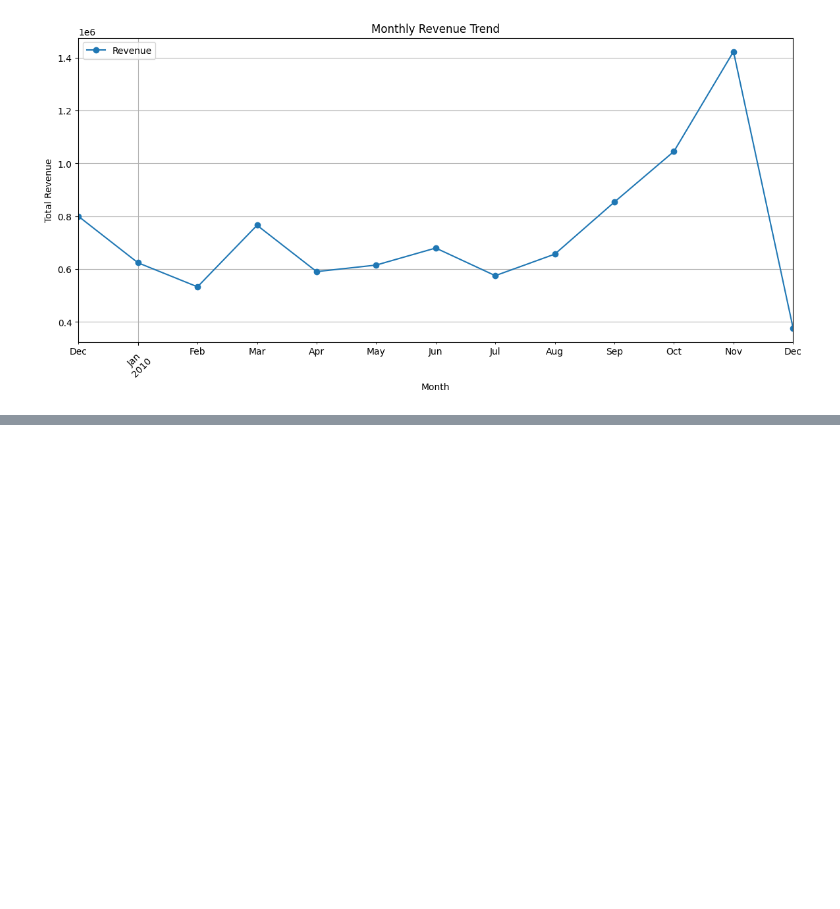
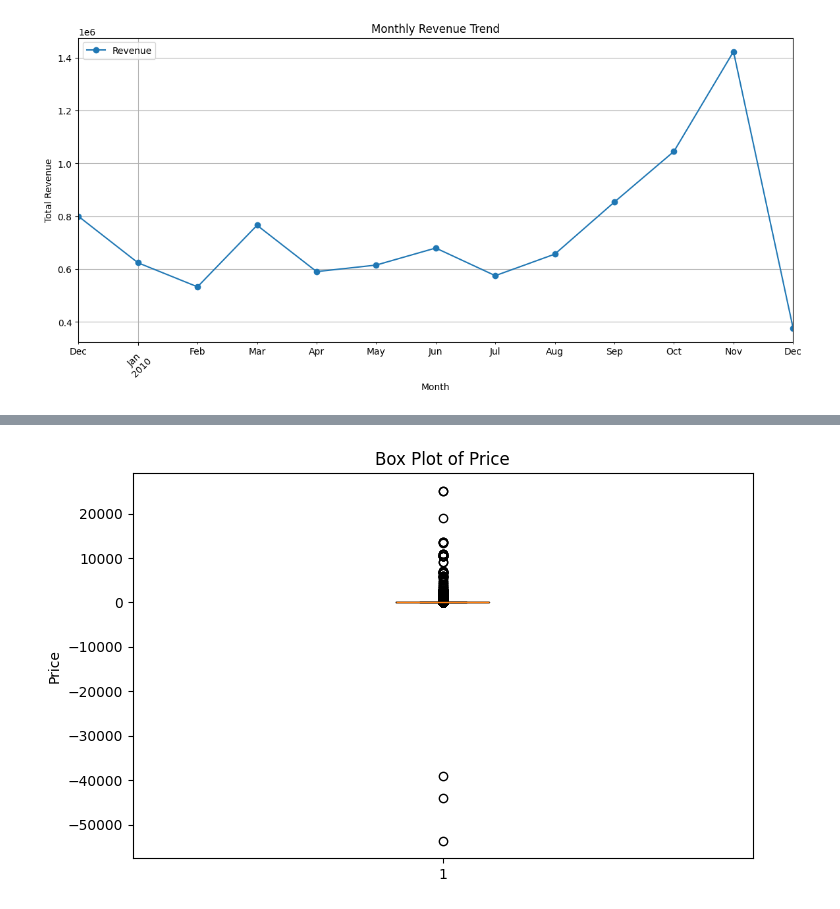
Before and after one commit to hania-sajjad/WEEK-1-TASK, a Jupyter notebook: EDA_Online_Retail.ipynb, the cells around one changed output, grey strips where cells are left out. Saved outputs shown, nothing was run; the diff lists cells and outputs as text; code cells hidden in the pictures; blank space fills up the shorter version.

```diff
--- a/EDA_Online_Retail.ipynb
+++ b/EDA_Online_Retail.ipynb
@@ -221,0 +252,12 @@ plt.show()
+# %%
+#BOXPLOT FOR PRICE
+plt.figure(figsize=(8,5))
+
+plt.boxplot(df["Price"].dropna())
+
+plt.title("Box Plot of Price")
+plt.ylabel("Price")
+
+plt.show()
+# %% [output]
+[figure, added]
```
Also changed, not shown: parts of 3 cells of this notebook.
